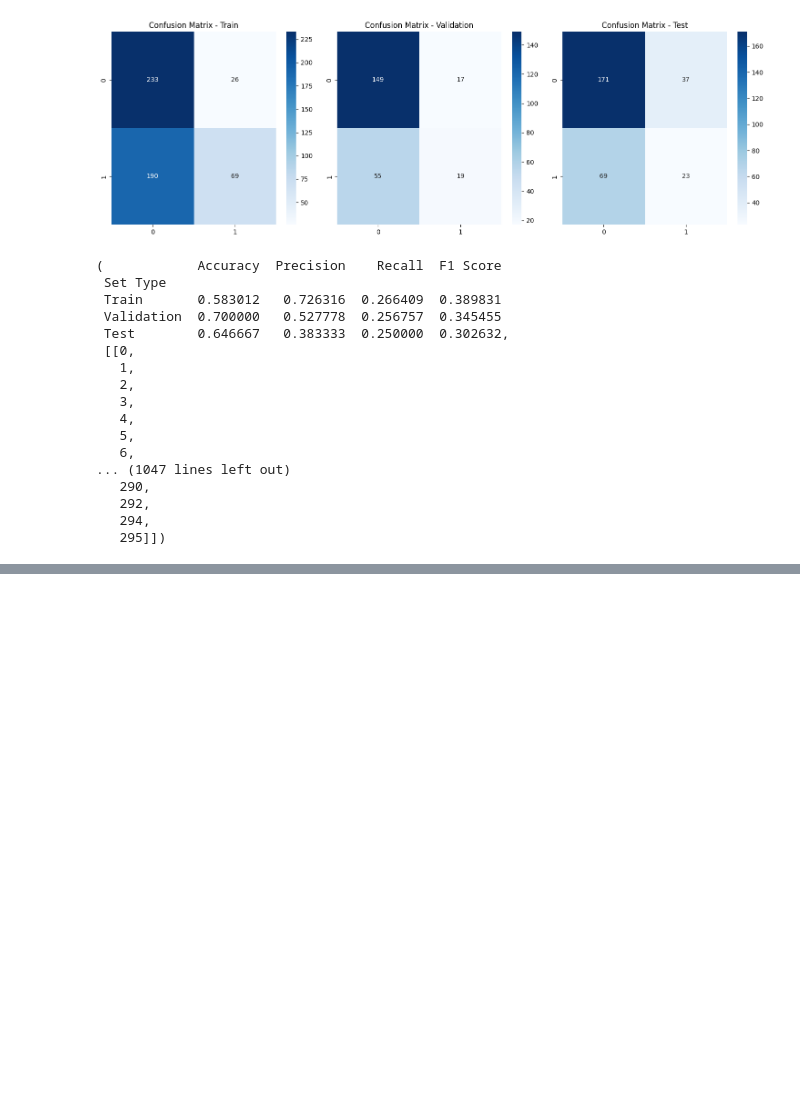
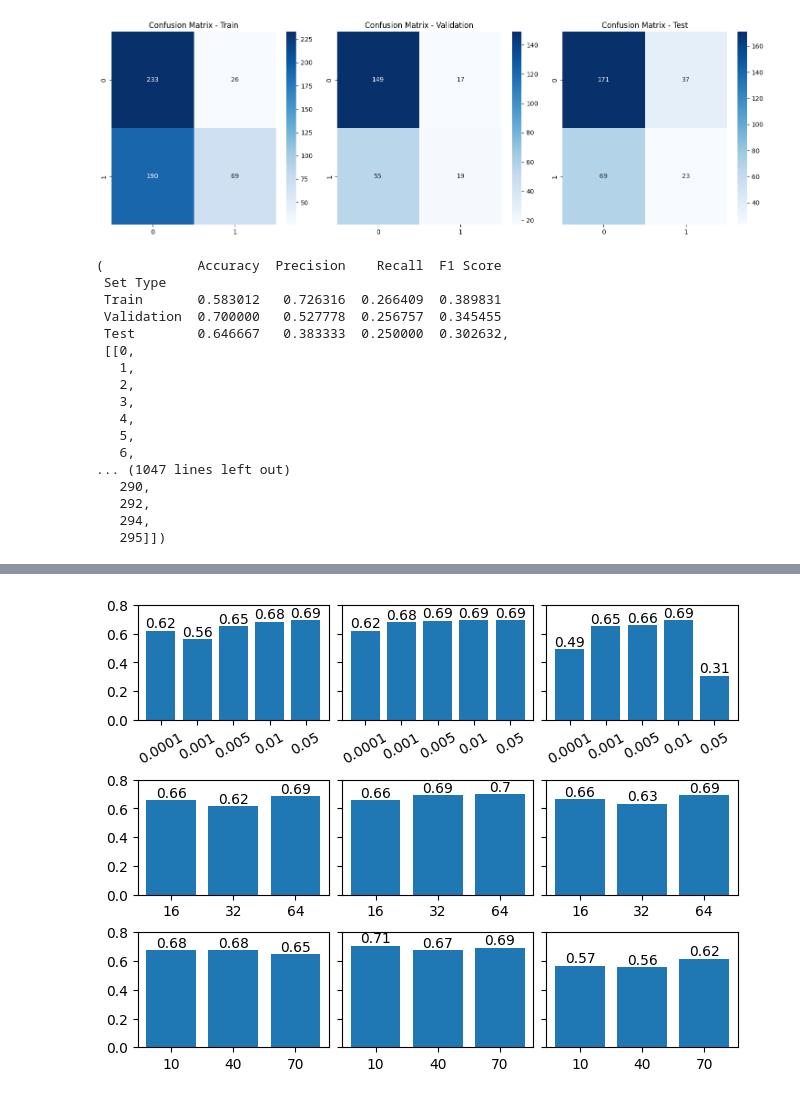
Before and after one commit to Kimberly97llp/cvproject, a Jupyter notebook: experiment1.ipynb, the cells around one changed output, grey strips where cells are left out. Cells and saved outputs as stored; diff of their text form; code cells hidden in the pictures; blank space fills up the shorter version.

Commit message:
plot

```diff
--- a/experiment1.ipynb
+++ b/experiment1.ipynb
@@ -835,0 +834,84 @@ evaluate_model(bestModel, 0.5, dX_train, dy_train, X_val, y_val, X_test, y_test,
+# %%
+import matplotlib.pyplot as plt
+
+upsampled = {'lr0.01': {'loss': 0.6648710370063782, 'accuracy': 0.6833333373069763},
+'lr0.005': {'loss': 0.6349942684173584, 'accuracy': 0.653333306312561},
+'lr0.001': {'loss': 0.6778366565704346, 'accuracy': 0.5633333325386047},
+'lr0.0001': {'loss': 0.645247220993042, 'accuracy': 0.6200000047683716},
+'lr0.05': {'loss': 0.683213472366333, 'accuracy': 0.6933333277702332},
+'batch16': {'loss': 0.6347671151161194, 'accuracy': 0.6566666960716248},
+'batch32': {'loss': 0.6468873023986816, 'accuracy': 0.6166666746139526},
+'batch64': {'loss': 0.6280515789985657, 'accuracy': 0.6866666674613953},
+'epoch10': {'loss': 0.6283478140830994, 'accuracy': 0.6766666769981384},
+'epoch40': {'loss': 0.6301077008247375, 'accuracy': 0.6766666769981384},
+'epoch70': {'loss': 0.6506521105766296, 'accuracy': 0.6466666460037231}}
+
+downsampled = {'lr0.01': {'loss': 0.6836841702461243, 'accuracy': 0.6933333277702332},
+'lr0.005': {'loss': 0.619737982749939, 'accuracy': 0.6899999976158142},
+'lr0.001': {'loss': 0.6267483830451965, 'accuracy': 0.6800000071525574},
+'lr0.0001': {'loss': 0.6690338850021362, 'accuracy': 0.6200000047683716},
+'lr0.05': {'loss': 0.6752436757087708, 'accuracy': 0.6933333277702332},
+'batch16': {'loss': 0.6191374659538269, 'accuracy': 0.6566666960716248},
+'batch32': {'loss': 0.6343913674354553, 'accuracy': 0.6899999976158142},
+'batch64': {'loss': 0.6174851059913635, 'accuracy': 0.699999988079071},
+'epoch10': {'loss': 0.6088805794715881, 'accuracy': 0.7066666483879089},
+'epoch40': {'loss': 0.6374123096466064, 'accuracy': 0.6733333468437195},
+'epoch70': {'loss': 0.616396963596344, 'accuracy': 0.6933333277702332}}
+
+moresampled = {'lr0.01': {'loss': 0.6579841375350952, 'accuracy': 0.6933333277702332},
+'lr0.005': {'loss': 0.6571484208106995, 'accuracy': 0.6566666960716248},
+'lr0.001': {'loss': 0.6558929681777954, 'accuracy': 0.653333306312561},
+'lr0.0001': {'loss': 0.7137645483016968, 'accuracy': 0.49000000953674316},
+'lr0.05': {'loss': 0.7258858680725098, 'accuracy': 0.30666667222976685},
+'batch16': {'loss': 0.6348943114280701, 'accuracy': 0.6633333563804626},
+'batch32': {'loss': 0.6451645493507385, 'accuracy': 0.6333333253860474},
+'batch64': {'loss': 0.6209172010421753, 'accuracy': 0.6933333277702332},
+'epoch10': {'loss': 0.7228325009346008, 'accuracy': 0.5666666626930237},
+'epoch40': {'loss': 0.6652705669403076, 'accuracy': 0.5566666722297668},
+'epoch70': {'loss': 0.6629641056060791, 'accuracy': 0.6166666746139526}}
+
+lrs = ["0.01", "0.005", "0.001", "0.0001", "0.05"]
+batches = ["16", "32", "64"]
+epochs = ["10", "40", "70"]
+
+lrs.sort()
+batches.sort()
+epochs.sort()
+
+fig, axs = plt.subplots(3, 3, sharey=True, layout="constrained")
+for ax in axs:
+  ax[0].set_ylim([0, 0.8])
+
+# lrs
+r = axs[0, 0].bar(lrs, [upsampled["lr" + l]['accuracy'] for l in lrs])
+axs[0,0].bar_label(r, padding=0, labels = [round(upsampled["lr" + l]['accuracy'], 2) for l in lrs])
+r = axs[0, 1].bar(lrs, [downsampled["lr" + l]['accuracy'] for l in lrs])
+axs[0,1].bar_label(r, padding=0, labels = [round(downsampled["lr" + l]['accuracy'], 2) for l in lrs])
+r = axs[0, 2].bar(lrs, [moresampled["lr" + l]['accuracy'] for l in lrs])
+axs[0,2].bar_label(r, padding=0, labels = [round(moresampled["lr" + l]['accuracy'], 2) for l in lrs])
+
+axs[0,0].tick_params(axis='x', labelrotation=30)
+axs[0,1].tick_params(axis='x', labelrotation=30)
+axs[0,2].tick_params(axis='x', labelrotation=30)
+
+# batch
+r = axs[1, 0].bar(batches, [upsampled["batch" + b]['accuracy'] for b in batches])
+axs[1,0].bar_label(r, padding=0, labels = [round(upsampled["batch" + b]['accuracy'], 2) for b in batches])
+r = axs[1, 1].bar(batches, [downsampled["batch" + b]['accuracy'] for b in batches])
+axs[1,1].bar_label(r, padding=0, labels = [round(downsampled["batch" + b]['accuracy'], 2) for b in batches])
+r = axs[1, 2].bar(batches, [moresampled["batch" + b]['accuracy'] for b in batches])
+axs[1,2].bar_label(r, padding=0, labels = [round(moresampled["batch" + b]['accuracy'], 2) for b in batches])
+
+# epoch
+r = axs[2, 0].bar(epochs, [upsampled["epoch" + e]['accuracy'] for e in epochs])
+axs[2,0].bar_label(r, padding=0, labels = [round(upsampled["epoch" + e]['accuracy'], 2) for e in epochs])
+r = axs[2, 1].bar(epochs, [downsampled["epoch" + e]['accuracy'] for e in epochs])
+axs[2,1].bar_label(r, padding=0, labels = [round(downsampled["epoch" + e]['accuracy'], 2) for e in epochs])
+r = axs[2, 2].bar(epochs, [moresampled["epoch" + e]['accuracy'] for e in epochs])
+axs[2,2].bar_label(r, padding=0, labels = [round(moresampled["epoch" + e]['accuracy'], 2) for e in epochs])
+
+#fig.suptitle("Hyperparameter Training Results")
+
+plt.show()
+# %% [output]
+[figure, added]
```
Also changed, not shown: parts of 4 cells of this notebook.
